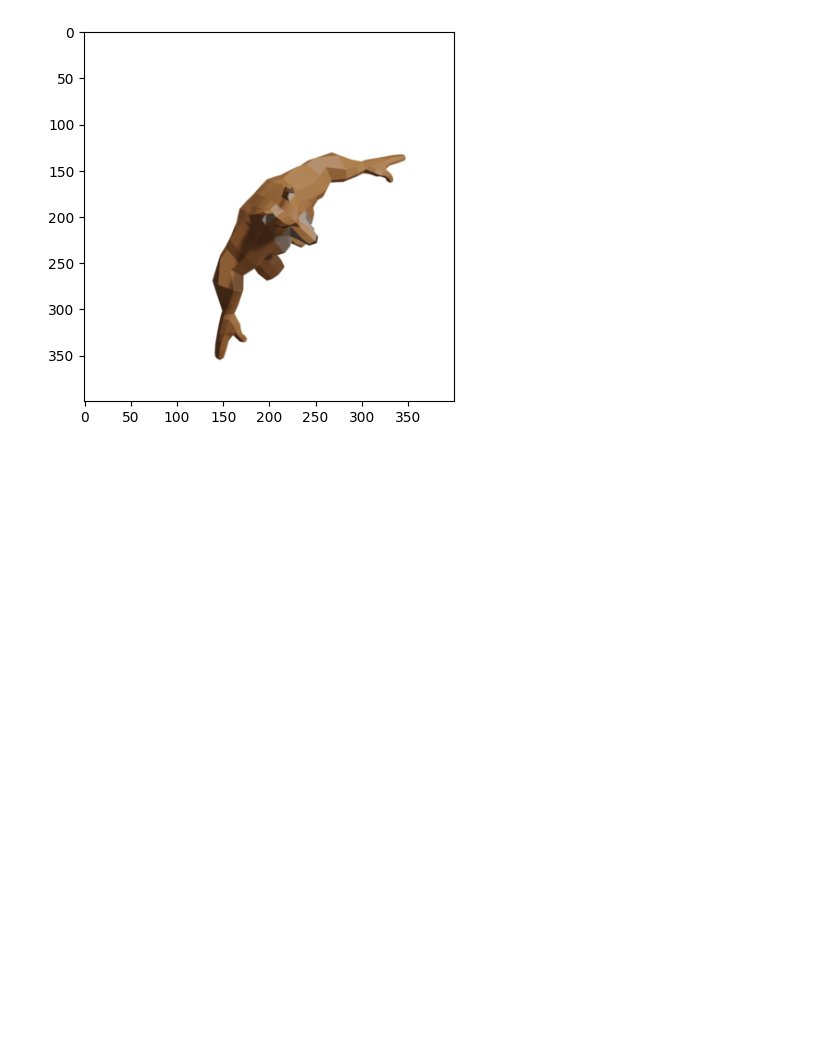
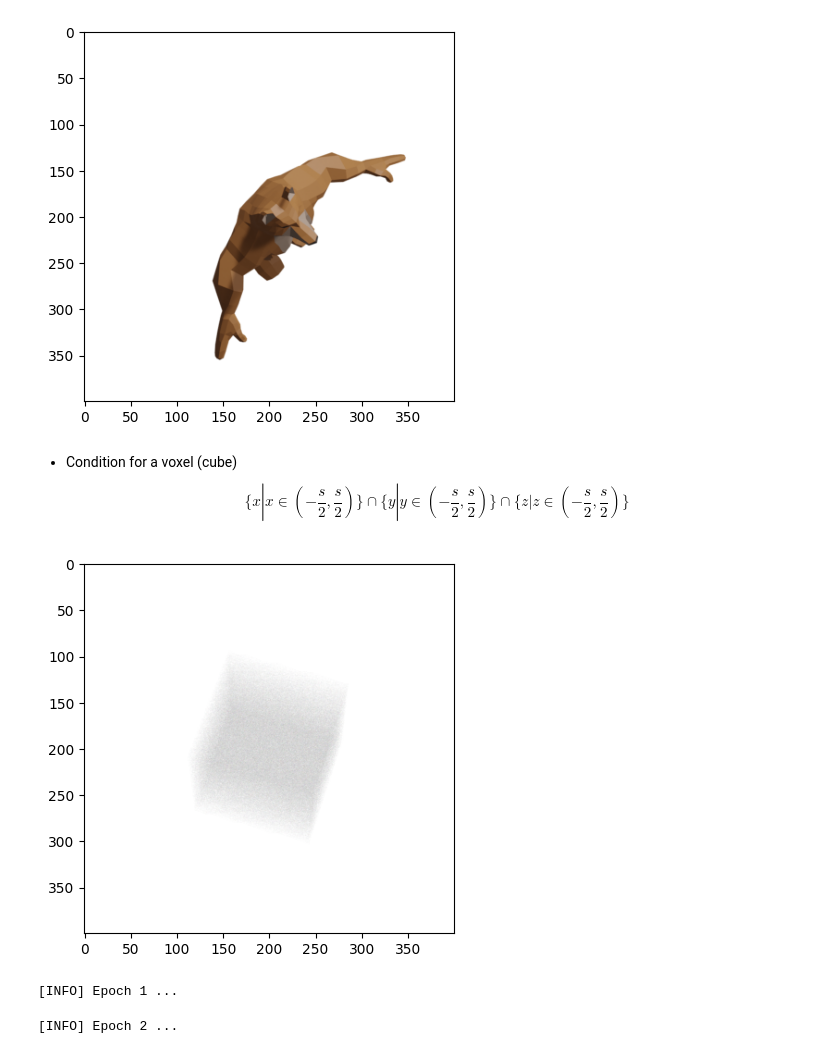
Before and after one commit to zcemycl/mlreading-hub, a Jupyter notebook: notes/cv/nerf/part5-reconstruction.ipynb, the cells around one changed output. Cells and saved outputs as stored; diff of their text form; code cells hidden in the pictures; blank space fills up the shorter version.

```diff
--- a/notes/cv/nerf/part5-reconstruction.ipynb
+++ b/notes/cv/nerf/part5-reconstruction.ipynb
@@ -8,6 +9,14 @@ from typing import Union
 import matplotlib.pyplot as plt
 import matplotlib.image as mpimg
 from torch.utils.data import DataLoader
+# %%
+device = 'cuda'
+num_epochs = 10
+lr = 1e-3
+gamma = .5
+tn, tf = 8, 12
+nb_bins = 100
+batch_size = 2048
 # %%
 def load_data(
     path='/media/yui/Disk/project/practice/rhub/fox',
@@ -129,7 +137,8 @@ def rendering(model, rays_o, rays_d,
               tn: Union[float,int],
               tf: Union[float,int],
               nb_bins:int=100,
-              device:str='cpu'):
+              device:str='cpu',
+              white_bg=True):
 
     t = torch.linspace(tn, tf, nb_bins).to(device)
     delta = torch.cat((t[1:]-t[:-1], torch.tensor([1e10]).to(device)))
@@ -140,8 +149,19 @@ def rendering(model, rays_o, rays_d,
     # [nb_rays, nb_bins]
     alpha = 1-torch.exp(-density*delta.unsqueeze(0))
     T = torch.cumprod(1-alpha, 1) # [nb_rays, nb_bins]
-    T[:, 1:] = T[:, :-1]
-    T[:, 0] = 1
-    c = (T.unsqueeze(-1)*alpha.unsqueeze(-1)*colors).sum(1)
+    T = torch.cat((torch.ones(T.shape[0],1,device=T.device),
+                  T[:,:-1]), dim=1)
+    T = T*alpha
+    if white_bg:
+        c = (T.unsqueeze(-1)*colors).sum(1)
+        weight_sum = T.sum(-1)
+        return c + 1-weight_sum.unsqueeze(-1)
+    else:
+        c = (T.unsqueeze(-1)*colors).sum(1)
 
     return c
+# %% [markdown]
+- Condition for a voxel (cube)
+$$
+\big\{x|x\in (-\frac{s}{2},\frac{s}{2})\big\} \cap \big\{y|y\in (-\frac{s}{2},\frac{s}{2})\big\} \cap \big\{z|z\in (-\frac{s}{2},\frac{s}{2})\big\}
+$$
@@ -147,0 +205,11 @@ def rendering(model, rays_o, rays_d,
+# %%
+angle_i = 11
+model = Voxels(scale=1)
+img = rendering(model,
+    torch.from_numpy(train_ro[angle_i]),
+    torch.from_numpy(train_rd[angle_i]),
+    8, 12)
+plt.imshow(img.reshape(400,400,3).data.cpu().numpy())
+plt.show()
+# %% [output]
+[figure, added]
@@ -147,0 +221,24 @@ def rendering(model, rays_o, rays_d,
+# %%
+training_loss = []
+for epoch in range(num_epochs):
+    print(f"[INFO] Epoch {epoch+1} ... ")
+    for _, batch in enumerate(tqdm(dataloader)):
+        o = batch[:, :3].to(device)
+        d = batch[:, 3:6].to(device)
+        target = batch[:, 6:].to(device)
+
+        pred = rendering(model, o, d, tn, tf,
+                nb_bins=nb_bins, device=device)
+        loss = ((pred-target)**2).mean()
+        optim.zero_grad()
+        loss.backward()
+        optim.step()
+
+        training_loss.append(loss.item())
+
+    scheduler.step()
+    torch.save(model.cpu(), 'model_nerf')
+    model.to(device)
+# %% [output]
+[INFO] Epoch 1 ...
+[INFO] Epoch 2 ...
```
Also changed, not shown: parts of 5 cells of this notebook, 1 other file.
